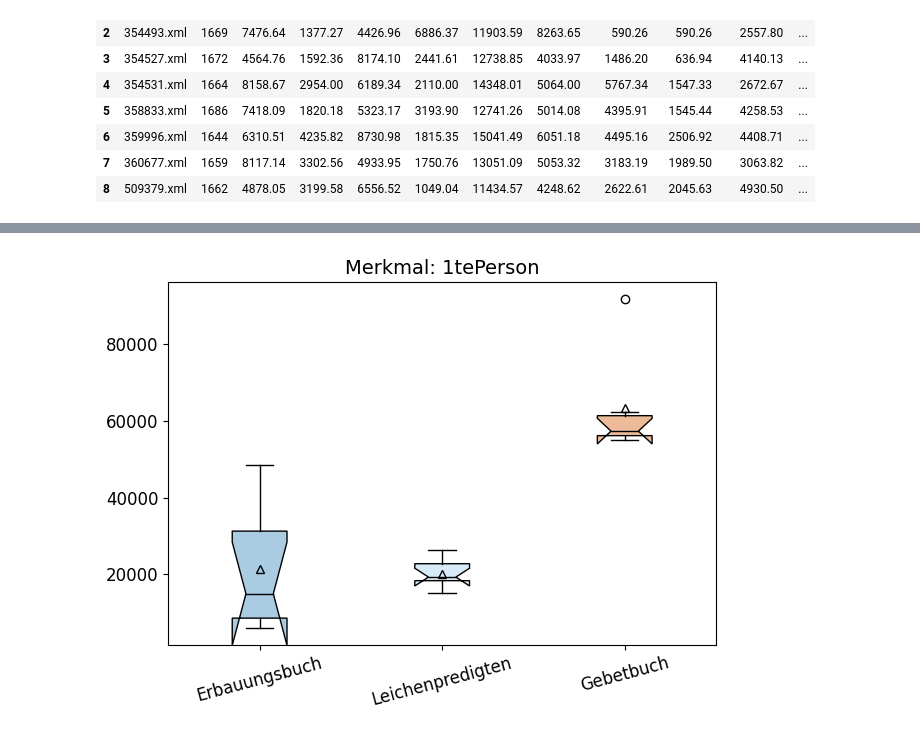
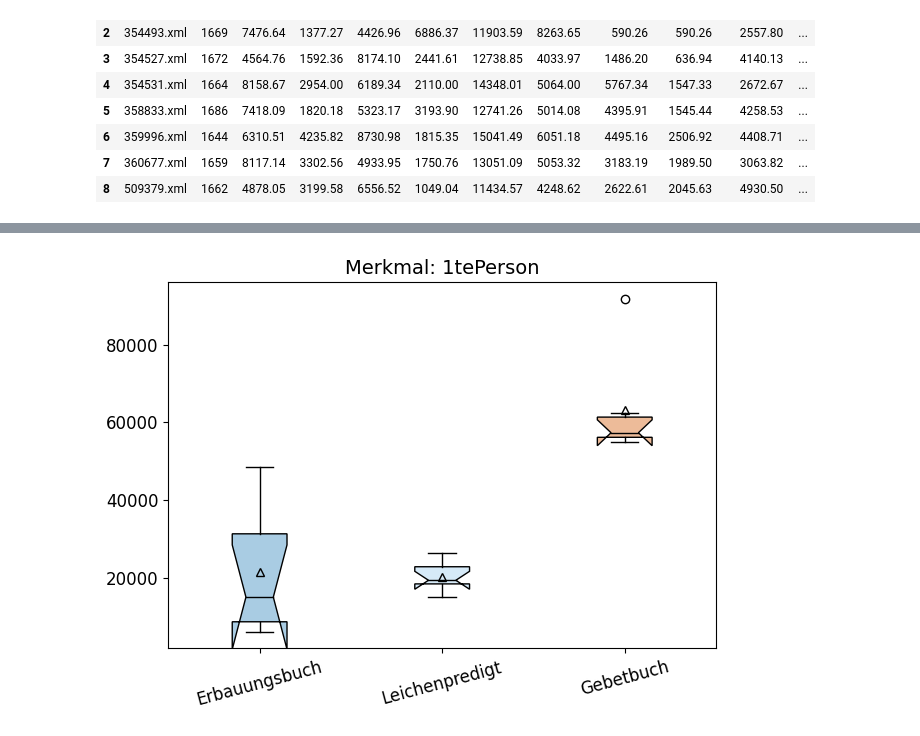
Before and after one commit to FDM-FUBerlin/Korpusanalyse-mit-Python, a Jupyter notebook: NumpyPandas.ipynb, the cells around one changed output, grey strips where cells are left out. Cells and saved outputs as stored; diff of their text form; code cells hidden in the pictures.

```diff
--- a/NumpyPandas.ipynb
+++ b/NumpyPandas.ipynb
@@ -89,19 +89,19 @@ feat = '1tePerson'
 # %%
 fig = plt.boxplot([df1[feat], df2[feat], df3[feat]],
                   showmeans=True,
                   showfliers=True,
                   notch=1,
                   medianprops={'color': 'black'},
                   meanprops=dict(markerfacecolor='None', markeredgecolor='black'),
                   patch_artist=True)
 
 fig['boxes'][0].set_facecolor('#a9cce3')
 fig['boxes'][1].set_facecolor('#d6eaf8')
 fig['boxes'][2].set_facecolor('#edbb99')
 
 plt.title('Merkmal: ' + str(feat), fontsize=14)
-plt.xticks([1, 2, 3], ['Erbauungsbuch', 'Leichenpredigten', 'Gebetbuch'], fontsize=12, rotation=15)
+plt.xticks([1, 2, 3], ['Erbauungsbuch', 'Leichenpredigt', 'Gebetbuch'], fontsize=12, rotation=15)
 plt.yticks(fontsize=12)
 plt.tight_layout()
 # %% [output]
-[figure, old version]
+[figure, new version]
```
Also changed, not shown: parts of 2 cells of this notebook, 17 other files.
